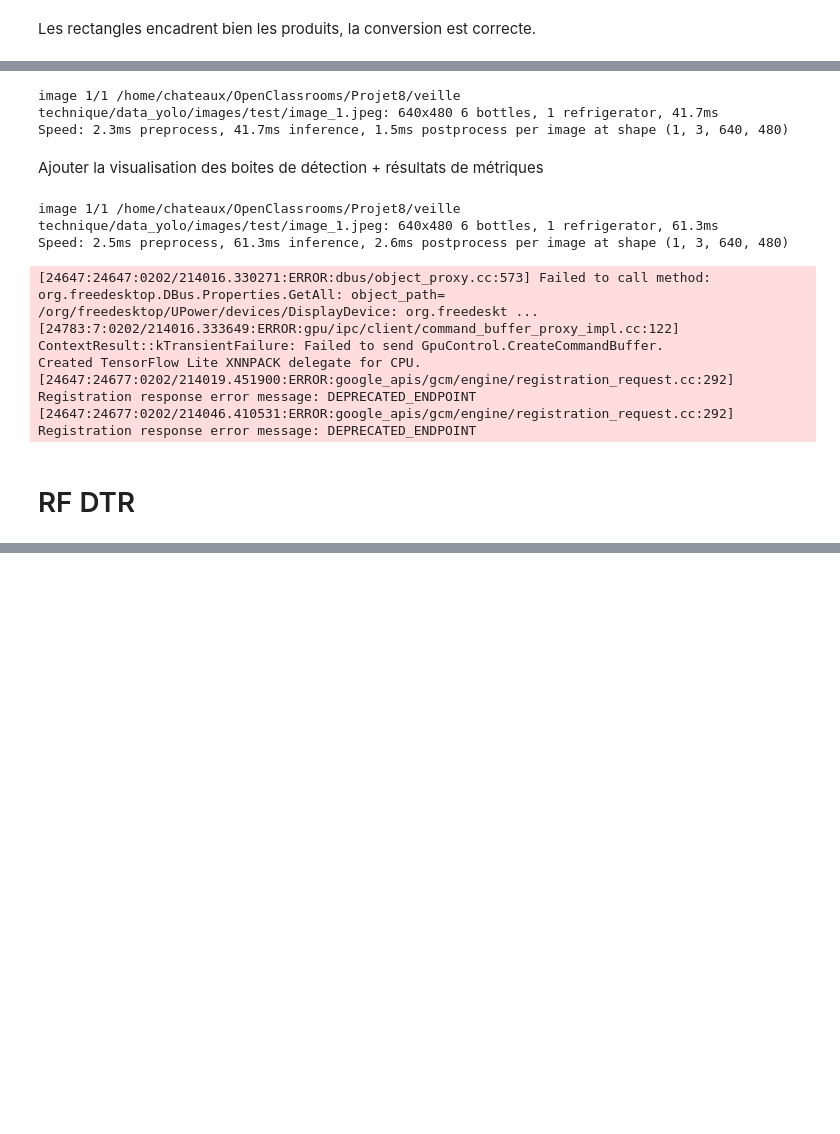
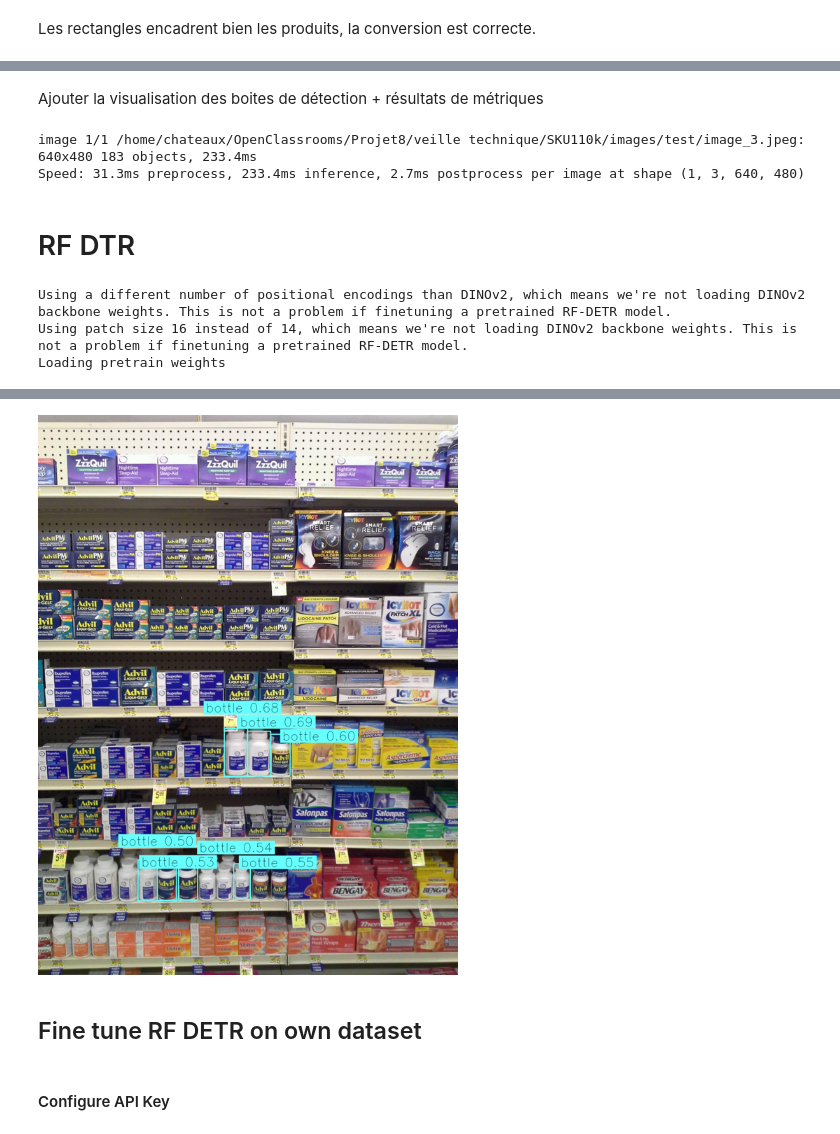
Before and after one commit to Manon-56/veille_technique, a Jupyter notebook: load_and_preprocess_dataset.ipynb, the cells around one changed output, grey strips where cells are left out. Cells and saved outputs as stored; diff of their text form; code cells hidden in the pictures; blank space fills up the shorter version.

```diff
--- a/load_and_preprocess_dataset.ipynb
+++ b/load_and_preprocess_dataset.ipynb
@@ -161,14 +219,8 @@ Results saved to /home/chateaux/OpenClassrooms/Projet8/veille technique/runs/det
-# %%
-# Run inference with the YOLOv3u model on the 'bus.jpg' image
-results = model("data_yolo/images/test/image_1.jpeg")
-# %% [output]
-image 1/1 /home/chateaux/OpenClassrooms/Projet8/veille technique/data_yolo/images/test/image_1.jpeg: 640x480 6 bottles, 1 refrigerator, 41.7ms
-Speed: 2.3ms preprocess, 41.7ms inference, 1.5ms postprocess per image at shape (1, 3, 640, 480)
 # %% [markdown]
 Ajouter la visualisation des boites de détection + résultats de métriques
 # %%
 # Run batched inference on a list of images
-results = model("data_yolo/images/test/image_1.jpeg")  # return a list of Results objects
+results = model("SKU110k/images/test/image_3.jpeg")  # return a list of Results objects
 
 # Process results list
 for result in results:
@@ -180,12 +232,53 @@ for result in results:
     result.show()  # display to screen
     result.save(filename="result.jpg")  # save to disk
 # %% [output]
-image 1/1 /home/chateaux/OpenClassrooms/Projet8/veille technique/data_yolo/images/test/image_1.jpeg: 640x480 6 bottles, 1 refrigerator, 61.3ms
-Speed: 2.5ms preprocess, 61.3ms inference, 2.6ms postprocess per image at shape (1, 3, 640, 480)
+image 1/1 /home/chateaux/OpenClassrooms/Projet8/veille technique/SKU110k/images/test/image_3.jpeg: 640x480 183 objects, 233.4ms
+Speed: 31.3ms preprocess, 233.4ms inference, 2.7ms postprocess per image at shape (1, 3, 640, 480)
-[24647:24647:0202/214016.330271:ERROR:dbus/object_proxy.cc:573] Failed to call method: org.freedesktop.DBus.Properties.GetAll: object_path= /org/freedesktop/UPower/devices/DisplayDevice: org.freedeskt ...
-[24783:7:0202/214016.333649:ERROR:gpu/ipc/client/command_buffer_proxy_impl.cc:122] ContextResult::kTransientFailure: Failed to send GpuControl.CreateCommandBuffer.
-Created TensorFlow Lite XNNPACK delegate for CPU.
-[24647:24677:0202/214019.451900:ERROR:google_apis/gcm/engine/registration_request.cc:292] Registration response error message: DEPRECATED_ENDPOINT
-[24647:24677:0202/214046.410531:ERROR:google_apis/gcm/engine/registration_request.cc:292] Registration response error message: DEPRECATED_ENDPOINT
 # %% [markdown]
 # RF DTR
+# %%
+import numpy as np
+import supervision as sv
+
+from PIL import Image
+
+from rfdetr import RFDETRMedium
+from rfdetr.util.coco_classes import COCO_CLASSES
+
+image = Image.open("SKU110k/images/test/image_3.jpeg")
+
+model = RFDETRMedium(resolution=640)
+model.optimize_for_inference()
+
+detections = model.predict(image, threshold=0.5)
+
+color = sv.ColorPalette.from_hex([
+    "#ffff00", "#ff9b00", "#ff8080", "#ff66b2", "#ff66ff", "#b266ff",
+    "#9999ff", "#3399ff", "#66ffff", "#33ff99", "#66ff66", "#99ff00"
+])
+text_scale = sv.calculate_optimal_text_scale(resolution_wh=image.size)
+thickness = sv.calculate_optimal_line_thickness(resolution_wh=image.size)
+
+bbox_annotator = sv.BoxAnnotator(color=color, thickness=thickness)
+label_annotator = sv.LabelAnnotator(
+    color=color,
+    text_color=sv.Color.BLACK,
+    text_scale=text_scale,
+    smart_position=True
+)
+
+labels = [
+    f"{COCO_CLASSES[class_id]} {confidence:.2f}"
+    for class_id, confidence
+    in zip(detections.class_id, detections.confidence)
+]
+
+annotated_image = image.copy()
+annotated_image = bbox_annotator.annotate(annotated_image, detections)
+annotated_image = label_annotator.annotate(annotated_image, detections, labels)
+annotated_image.thumbnail((800, 800))
+annotated_image
+# %% [output]
+Using a different number of positional encodings than DINOv2, which means we're not loading DINOv2 backbone weights. This is not a problem if finetuning a pretrained RF-DETR model.
+Using patch size 16 instead of 14, which means we're not loading DINOv2 backbone weights. This is not a problem if finetuning a pretrained RF-DETR model.
+Loading pretrain weights
@@ -191,0 +287,5 @@ Created TensorFlow Lite XNNPACK delegate for CPU.
+[figure, added]
+# %% [markdown]
+## Fine tune RF DETR on own dataset
+# %% [markdown]
+#### Configure API Key
```
Also changed, not shown: parts of 39 cells of this notebook, 9 other files.
